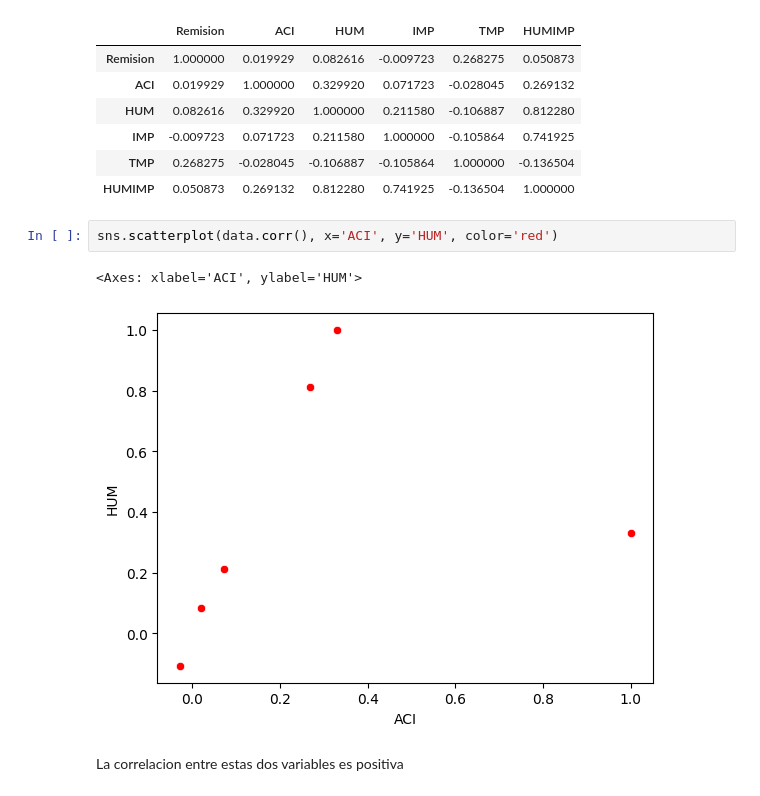
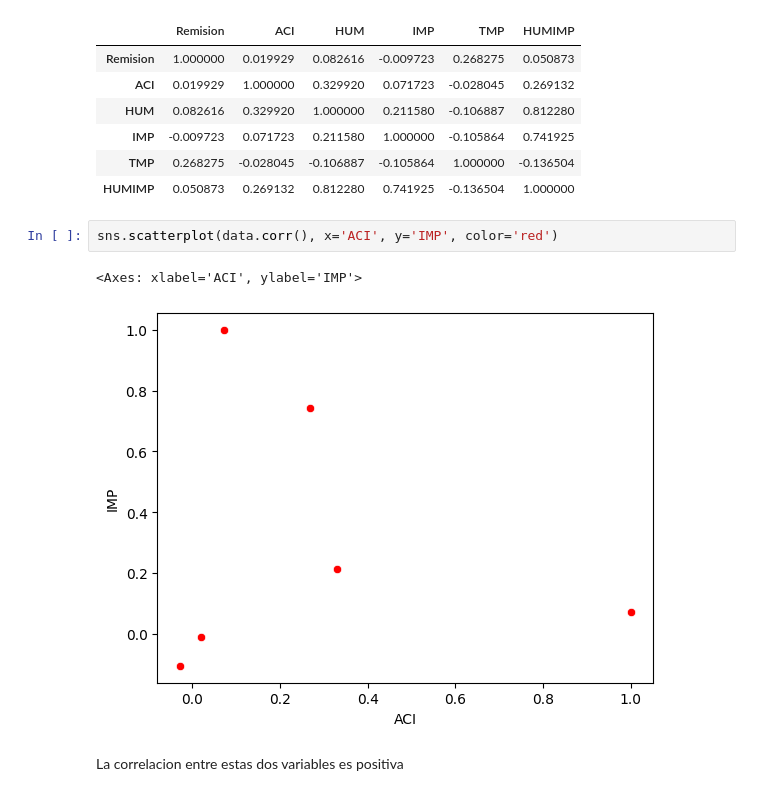
Before and after one commit to claudia-pixel/taller1, a Jupyter notebook: AnalisisBivariado.ipynb, the cells around one changed output. Cells and saved outputs as stored; diff of their text form.

```diff
--- a/AnalisisBivariado.ipynb
+++ b/AnalisisBivariado.ipynb
@@ -141,9 +150,9 @@ data.corr()
 | TMP | 0.268275 | -0.028045 | -0.106887 | -0.105864 | 1.000000 | -0.136504 |
 | HUMIMP | 0.050873 | 0.269132 | 0.812280 | 0.741925 | -0.136504 | 1.000000 |
 # %%
-sns.scatterplot(data.corr(), x='ACI', y='HUM', color='red')
+sns.scatterplot(data.corr(), x='ACI', y='IMP', color='red')
 # %% [output]
-<Axes: xlabel='ACI', ylabel='HUM'>
+<Axes: xlabel='ACI', ylabel='IMP'>
-[figure, old version]
+[figure, new version]
 # %% [markdown]
 La correlacion entre estas dos variables es positiva
```
Also changed, not shown: parts of 21 cells of this notebook, 1 other file.
